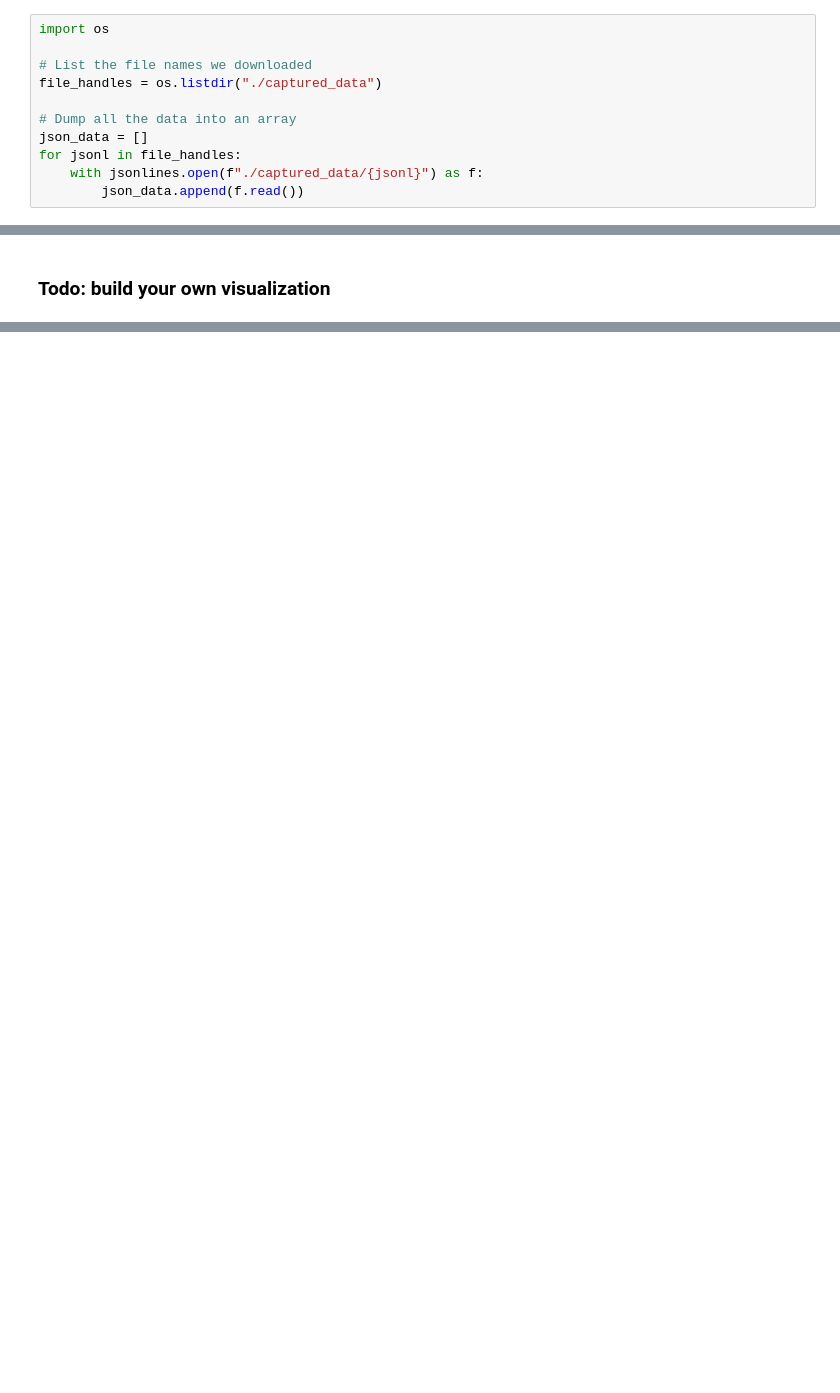
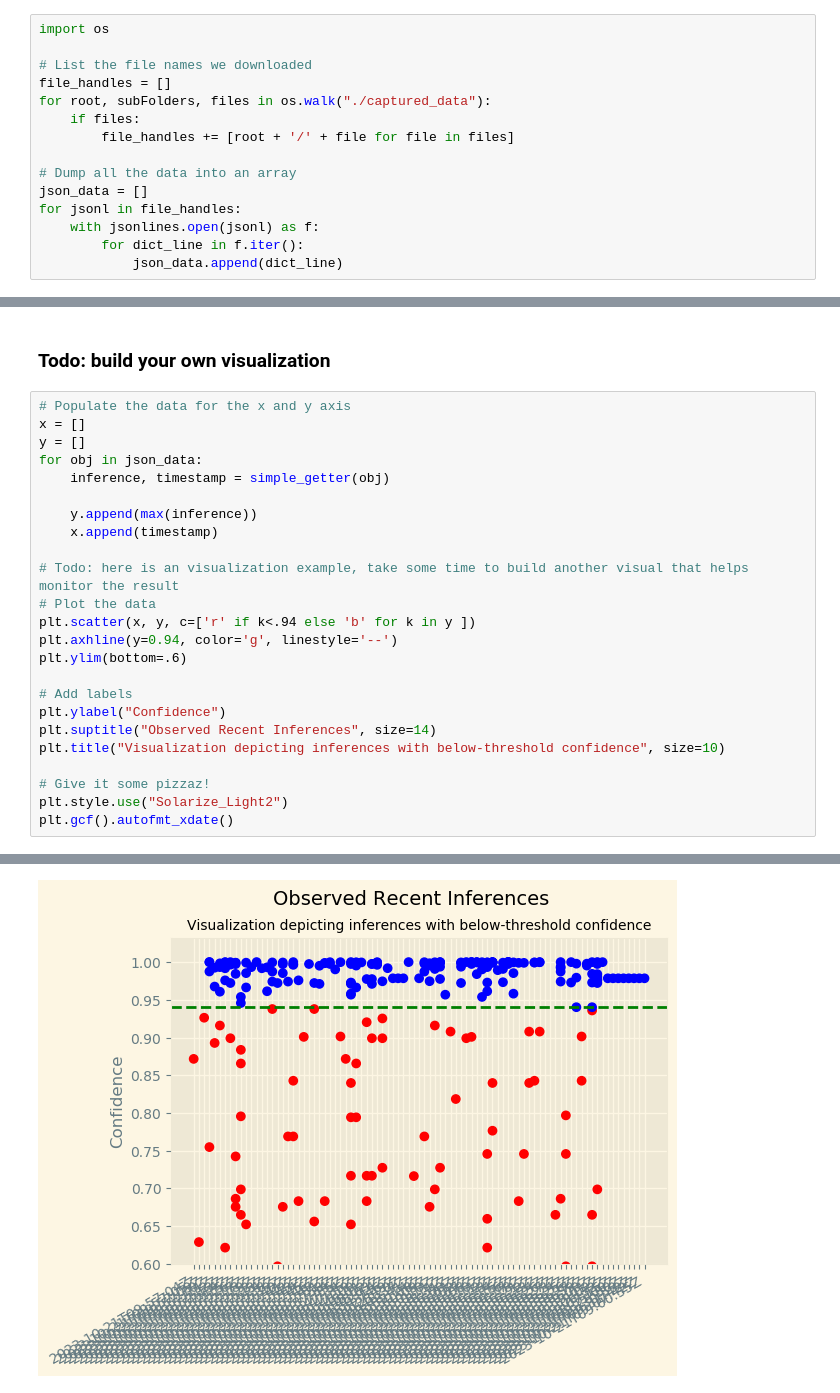
Before and after one commit to jgarrels/udacity-nd009t-C2-Developing-ML-Workflow, a Jupyter notebook: project/starter.ipynb, the cells around one changed output, grey strips where cells are left out. Cells and saved outputs as stored; diff of their text form; blank space fills up the shorter version.

```diff
--- a/project/starter.ipynb
+++ b/project/starter.ipynb
@@ -680,13 +763,17 @@ Now we can extract the data from each of the source files:
 import os
 
 # List the file names we downloaded
-file_handles = os.listdir("./captured_data")
+file_handles = []
+for root, subFolders, files in os.walk("./captured_data"):
+    if files:
+        file_handles += [root + '/' + file for file in files]
 
 # Dump all the data into an array
 json_data = []
 for jsonl in file_handles:
-    with jsonlines.open(f"./captured_data/{jsonl}") as f:
-        json_data.append(f.read())
+    with jsonlines.open(jsonl) as f:
+        for dict_line in f.iter():
+            json_data.append(dict_line)
 # %% [markdown]
 The data should now be a list of dictionaries, with significant nesting. We'll give you an example of some code that grabs data out of the objects and visualizes it:
 # %%
@@ -726,2 +819,27 @@ plt.gcf().autofmt_xdate()
 # %% [markdown]
 ### Todo: build your own visualization
+# %%
+# Populate the data for the x and y axis
+x = []
+y = []
+for obj in json_data:
+    inference, timestamp = simple_getter(obj)
+
+    y.append(max(inference))
+    x.append(timestamp)
+
+# Todo: here is an visualization example, take some time to build another visual that helps monitor the result
+# Plot the data
+plt.scatter(x, y, c=['r' if k<.94 else 'b' for k in y ])
+plt.axhline(y=0.94, color='g', linestyle='--')
+plt.ylim(bottom=.6)
+
+# Add labels
+plt.ylabel("Confidence")
+plt.suptitle("Observed Recent Inferences", size=14)
+plt.title("Visualization depicting inferences with below-threshold confidence", size=10)
+
+# Give it some pizzaz!
+plt.style.use("Solarize_Light2")
+plt.gcf().autofmt_xdate()
+# %% [output]
@@ -728,3 +848,4 @@ plt.gcf().autofmt_xdate()
+[figure, added]
 # %% [markdown]
 ### Congratulations!
 
```
Also changed, not shown: parts of 14 cells of this notebook, 8 other files.
